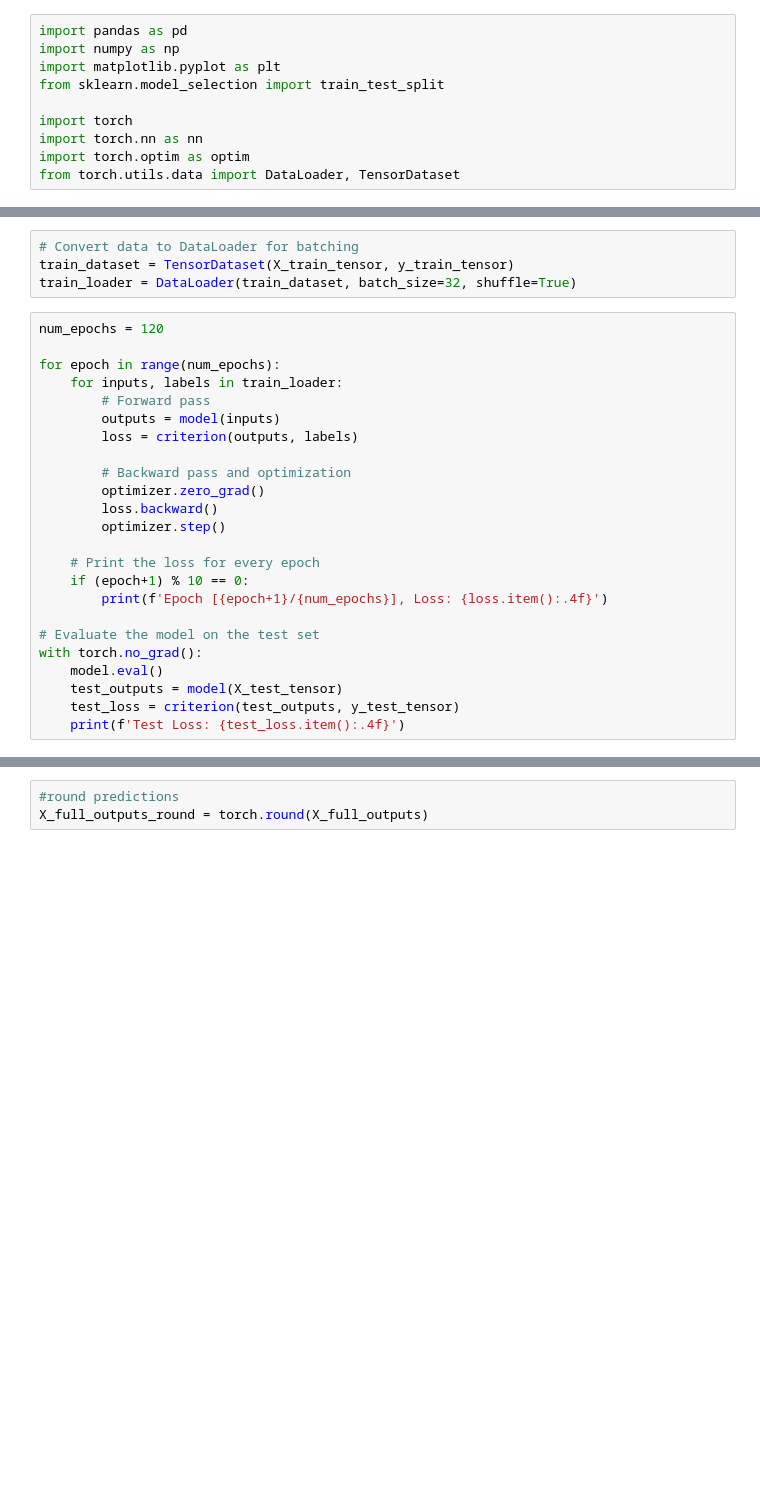
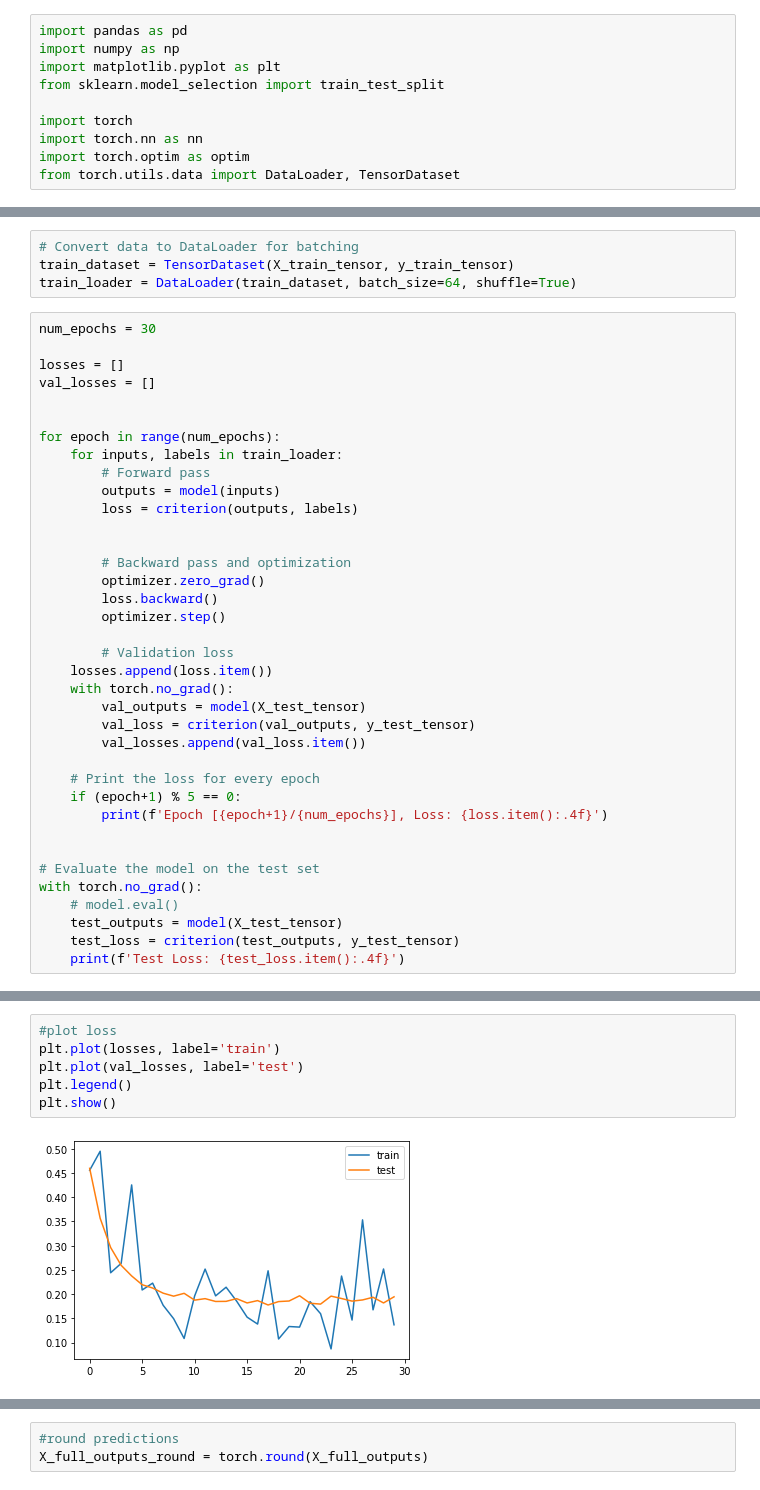
Before and after one commit to LucasEmcken/DLGaitAssessment, a Jupyter notebook: nn.ipynb, the cells around one changed output, grey strips where cells are left out. Drawn from its saved outputs; the diff is of its cells as text; blank space fills up the shorter version.

```diff
--- a/nn.ipynb
+++ b/nn.ipynb
@@ -63,9 +71,13 @@ optimizer = optim.Adam(model.parameters(), lr=0.001)
 # %%
 # Convert data to DataLoader for batching
 train_dataset = TensorDataset(X_train_tensor, y_train_tensor)
-train_loader = DataLoader(train_dataset, batch_size=32, shuffle=True)
+train_loader = DataLoader(train_dataset, batch_size=64, shuffle=True)
 # %%
-num_epochs = 120
+num_epochs = 30
+
+losses = []
+val_losses = []
+
 
 for epoch in range(num_epochs):
     for inputs, labels in train_loader:
@@ -73,18 +85,27 @@ for epoch in range(num_epochs):
         outputs = model(inputs)
         loss = criterion(outputs, labels)
 
+
         # Backward pass and optimization
         optimizer.zero_grad()
         loss.backward()
         optimizer.step()
 
+        # Validation loss
+    losses.append(loss.item())
+    with torch.no_grad():
+        val_outputs = model(X_test_tensor)
+        val_loss = criterion(val_outputs, y_test_tensor)
+        val_losses.append(val_loss.item())
+
     # Print the loss for every epoch
-    if (epoch+1) % 10 == 0:
+    if (epoch+1) % 5 == 0:
         print(f'Epoch [{epoch+1}/{num_epochs}], Loss: {loss.item():.4f}')
+
 
 # Evaluate the model on the test set
 with torch.no_grad():
-    model.eval()
+    # model.eval()
     test_outputs = model(X_test_tensor)
     test_loss = criterion(test_outputs, y_test_tensor)
     print(f'Test Loss: {test_loss.item():.4f}')
@@ -105,3 +120,11 @@ Test Loss: 0.1749
+# %%
+#plot loss
+plt.plot(losses, label='train')
+plt.plot(val_losses, label='test')
+plt.legend()
+plt.show()
+# %% [output]
+[figure, added]
 # %%
 #predict on train set
 with torch.no_grad():
```
Also changed, not shown: parts of 23 cells of this notebook, 56 other files.
